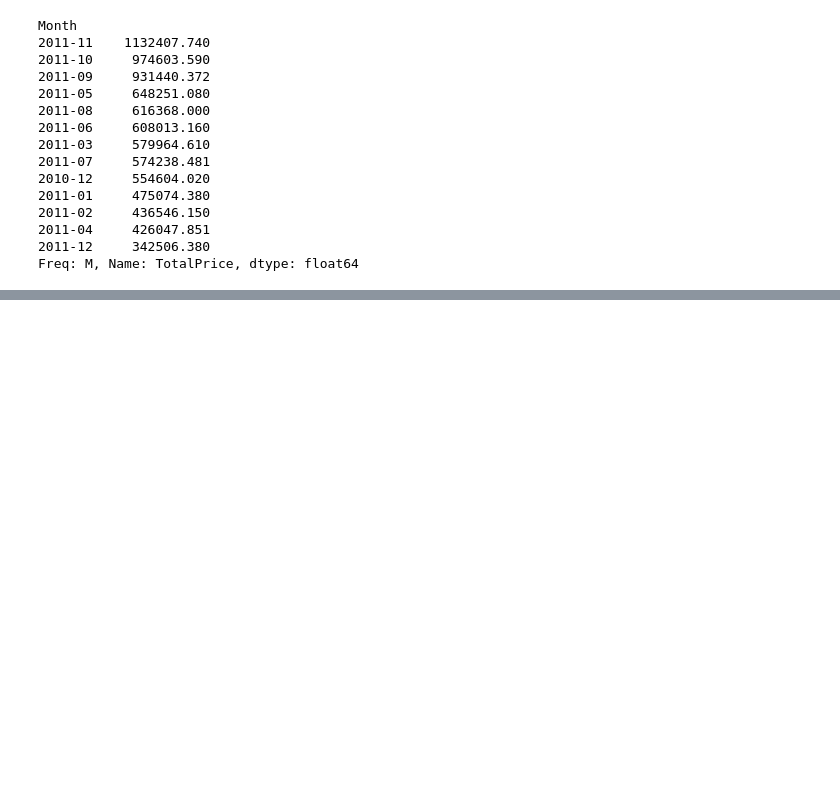
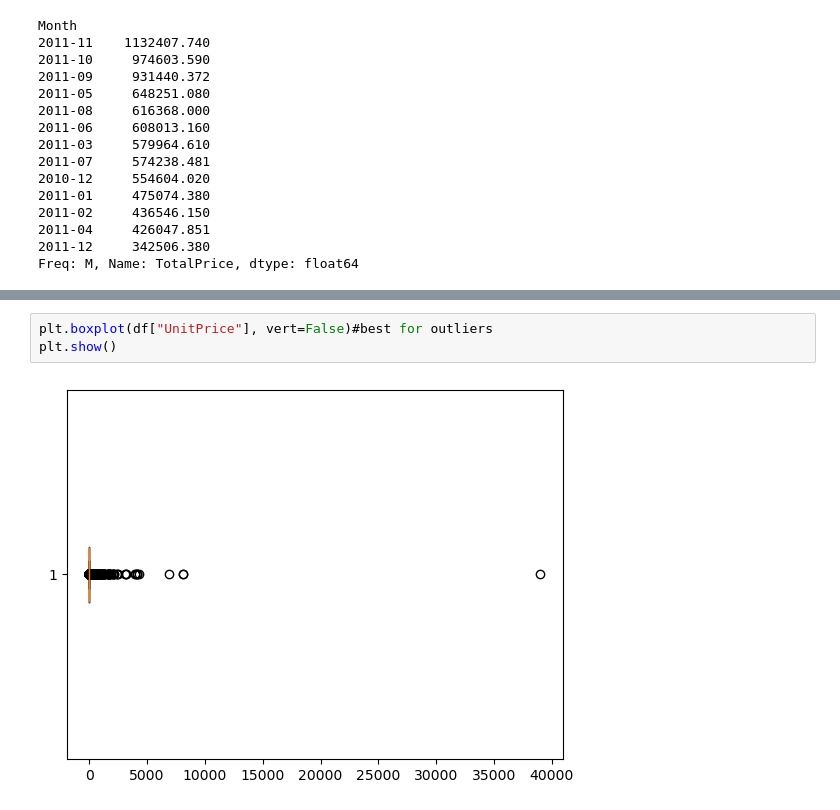
Before and after one commit to Ayush080-bct/E-commerce-Data-Analysis, a Jupyter notebook: notebook/02_exploratory_analysis.ipynb, the cells around one changed output, grey strips where cells are left out. Drawn from its saved outputs; the diff is of its cells as text; blank space fills up the shorter version.

```diff
--- a/notebook/02_exploratory_analysis.ipynb
+++ b/notebook/02_exploratory_analysis.ipynb
@@ -358,0 +425,5 @@ Freq: M, Name: TotalPrice, dtype: float64
+# %%
+plt.boxplot(df["UnitPrice"], vert=False)#best for outliers
+plt.show()
+# %% [output]
+[figure, added]
```
Also changed, not shown: parts of 36 cells of this notebook, 3 other files.
